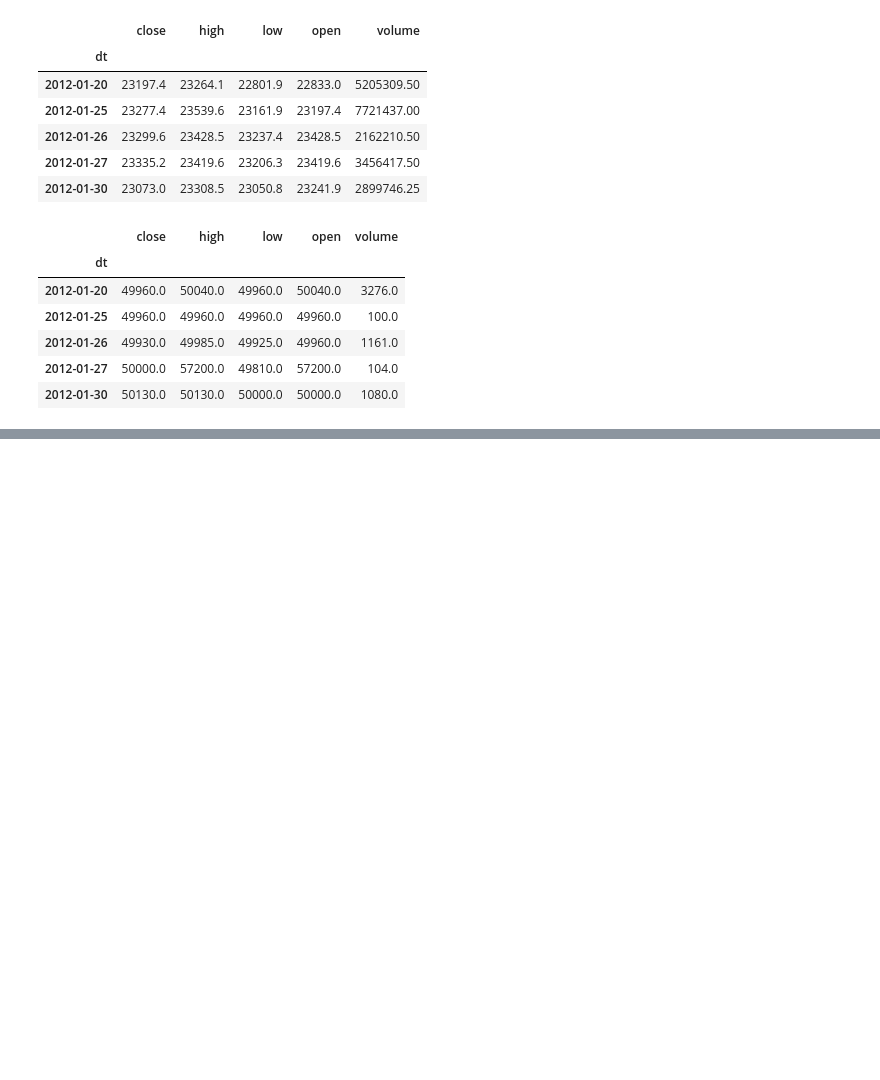
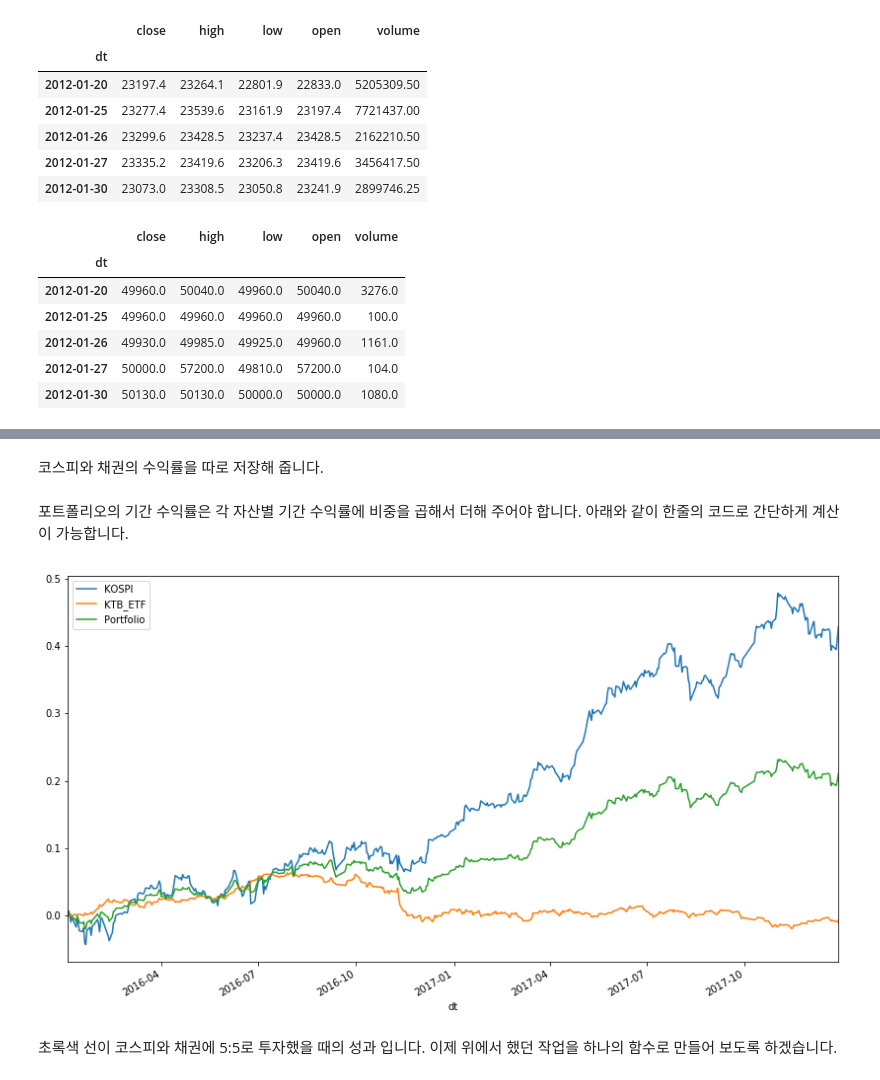
Before and after one commit to diligejy/PythonData, a Jupyter notebook: Finance/AssetAllocation/assetallocation.ipynb, the cells around one changed output, grey strips where cells are left out. Drawn from its saved outputs; the diff is of its cells as text; code cells hidden in the pictures; blank space fills up the shorter version.

```diff
--- a/Finance/AssetAllocation/assetallocation.ipynb
+++ b/Finance/AssetAllocation/assetallocation.ipynb
@@ -43,0 +69,3 @@ ktb_df.head()
+# %%
+data = close_df[start_date:end_date]
+data.head()
@@ -43,0 +82,4 @@ ktb_df.head()
+# %%
+pct_return = (data - data.iloc[0]) / data.iloc[0]
+pct_return.columns = ['KOSPI','KTB']
+pct_return.head()
@@ -43,0 +94,18 @@ ktb_df.head()
+# %% [markdown]
+코스피와 채권의 수익률을 따로 저장해 줍니다.
+# %%
+kospi_return = pct_return['KOSPI']
+ktb_return = pct_return['KTB']
+# %% [markdown]
+포트폴리오의 기간 수익률은 각 자산별 기간 수익률에 비중을 곱해서 더해 주어야 합니다. 아래와 같이 한줄의 코드로 간단하게 계산이 가능합니다.
+# %%
+portfolio_return = (pct_return * [kospi_weight, ktb_weight]).sum(axis=1)
+# %%
+kospi_return.plot(label='KOSPI', figsize=(14,8));
+ktb_return.plot(label='KTB_ETF');
+portfolio_return.plot(label='Portfolio');
+plt.legend();
+# %% [output]
+[figure, added]
+# %% [markdown]
+초록색 선이 코스피와 채권에 5:5로 투자했을 때의 성과 입니다. 이제 위에서 했던 작업을 하나의 함수로 만들어 보도록 하겠습니다.
```
Also changed, not shown: parts of 13 cells of this notebook.
